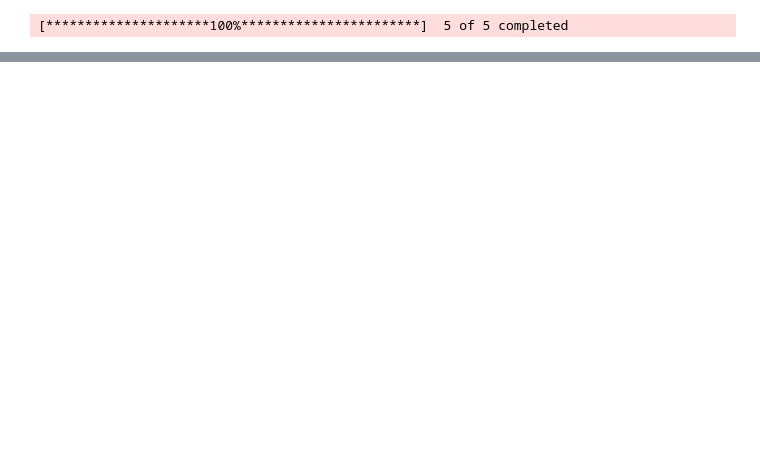
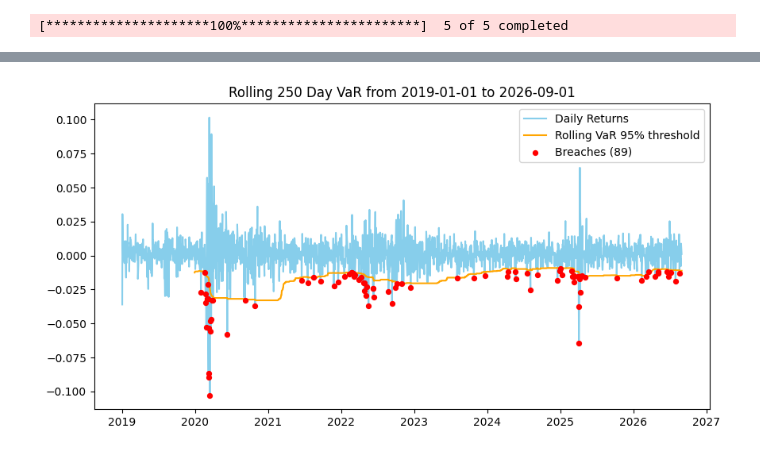
Before and after one commit to Kemper60/kempalytics, a Jupyter notebook: VaR Portfolio Analysis.ipynb, the cells around one changed output, grey strips where cells are left out. Cells and saved outputs as stored; diff of their text form; code cells hidden in the pictures; blank space fills up the shorter version.

Commit message:
VaR Portfolio analysis sample

```diff
--- a/VaR Portfolio Analysis.ipynb
+++ b/VaR Portfolio Analysis.ipynb
@@ -16,6 +28,6 @@ rf = .04
 # %%
 #download all the data
-df_data = yf.download(tickers, start="2019-01-01", end="2026-09-01", auto_adjust=True)['Close']
+df_data = yf.download(tickers, start=startdt, end=enddt, auto_adjust=True)['Close']
 # %% [output]
 [*********************100%***********************]  5 of 5 completed
 # %%
@@ -31,0 +231,15 @@ df_data_p = df_data.drop(columns=tickers)
+# %%
+#calculate a sample size for the purpose of notifying our user
+rolling_sample = len(df_pr) - 250
+
+#calculate a rolling VaR for each 250 day window in the data set
+df_pr['rolling_VAR_95'] = df_pr['Total_Return'].rolling(window=250).apply(lambda x:-(np.percentile(x, 100 * (1-.95))))
+df_pr['rolling_VAR_95_prev'] = df_pr['rolling_VAR_95'].shift(1)
+
+#count as a "breach" if the return for that day was lower than the VaR calculation
+df_pr['rolling_VAR_95_breach'] = df_pr['Total_Return'] < -df_pr['rolling_VAR_95_prev']
+
+#Print the results
+print(f"Rolling VaR Analysis (sample size {rolling_sample})")
+print(f"Number of breaches: {df_pr['rolling_VAR_95_breach'].sum()} of {rolling_sample} for a rate of {df_pr['rolling_VAR_95_breach'].sum() / rolling_sample:.2%}")
+print(f"95% VaR expects roughly {round(rolling_sample * .05, 0)} breaches")
@@ -31,0 +351,28 @@ df_data_p = df_data.drop(columns=tickers)
+# %%
+#Rolling VaR
+
+fig, ax = plt.subplots(figsize=(10, 5))
+
+plt.plot(df_pr['Total_Return'], color='skyblue', label="Daily Returns")
+plt.plot(-df_pr['rolling_VAR_95_prev'], color='orange', label="Rolling VaR 95% threshold")
+
+#show only the breach days
+breaches = df_pr[df_pr['rolling_VAR_95_breach']]
+ax.scatter(breaches.index, breaches['Total_Return'],
+           color='red', s=18, zorder=3, label=f'Breaches ({len(breaches)})')
+
+#add plot labels
+plt.title("Rolling 250 Day VaR from " + startdt + " to " + enddt)
+
+#create a legend to show which series is which
+plt.legend()
+
+#save it to the designated filepath for review
+#plt.savefig('VAR_daily_rolling.png')
+
+plt.show()
+
+#close the plot
+plt.close()
+# %% [output]
+[figure, added]
```
Also changed, not shown: parts of 22 cells of this notebook, 6 other files.
